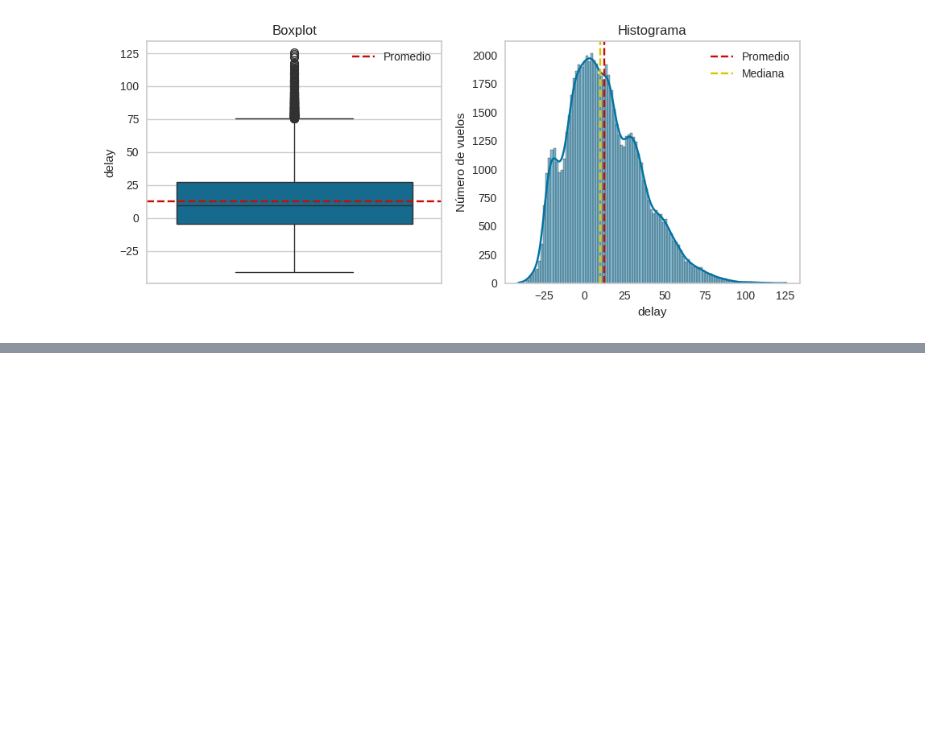
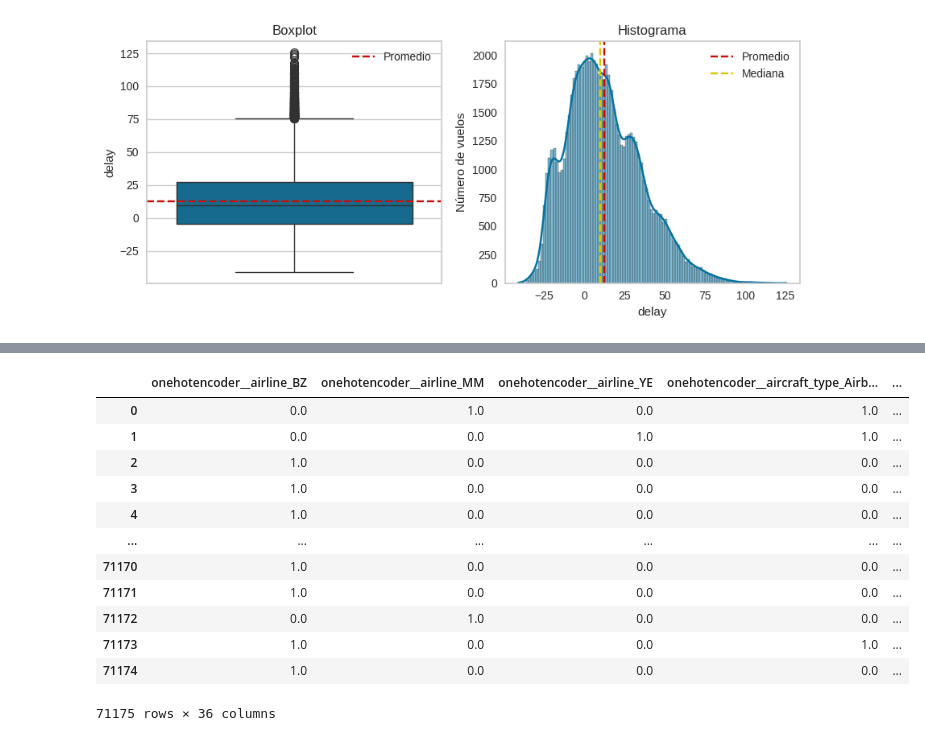
Before and after one commit to kevirui/prevision-de-atrasos-de-vuelos, a Jupyter notebook: practice.ipynb, the cells around one changed output, grey strips where cells are left out. Saved outputs shown, nothing was run; the diff lists cells and outputs as text; code cells hidden in the pictures; blank space fills up the shorter version.

```diff
--- a/practice.ipynb
+++ b/practice.ipynb
@@ -196,0 +207,4 @@ plt.show()
+# %%
+data['date'] = data['year'].astype(str) + "-" + (data['day'] + 1).astype(str).str.zfill(3)
+data['date'] = pd.to_datetime(data['date'], format="%Y-%j")
+data.tail(2)
@@ -196,0 +329,28 @@ plt.show()
+# %%
+from sklearn.compose import make_column_transformer
+from sklearn.preprocessing import OneHotEncoder
+
+categoricas = ['airline','aircraft_type','origin','day_name']
+
+one_hot_enc = make_column_transformer(
+    (OneHotEncoder(handle_unknown='ignore'),
+    categoricas),
+    remainder='passthrough')
+
+datos = one_hot_enc.fit_transform(data)
+datos = pd.DataFrame(datos, columns=one_hot_enc.get_feature_names_out())
+datos
+# %% [output]
+|  | onehotencoder__airline_BZ | onehotencoder__airline_MM | onehotencoder__airline_YE | onehotencoder__aircraft_type_Airb... | ... |
+| 0 | 0.0 | 1.0 | 0.0 | 1.0 | ... |
+| 1 | 0.0 | 0.0 | 1.0 | 1.0 | ... |
+| 2 | 1.0 | 0.0 | 0.0 | 0.0 | ... |
+| 3 | 1.0 | 0.0 | 0.0 | 0.0 | ... |
+| 4 | 1.0 | 0.0 | 0.0 | 0.0 | ... |
+| ... | ... | ... | ... | ... | ... |
+| 71170 | 1.0 | 0.0 | 0.0 | 0.0 | ... |
+| 71171 | 1.0 | 0.0 | 0.0 | 0.0 | ... |
+| 71172 | 0.0 | 1.0 | 0.0 | 0.0 | ... |
+| 71173 | 1.0 | 0.0 | 0.0 | 1.0 | ... |
+| 71174 | 1.0 | 0.0 | 0.0 | 0.0 | ... |
+71175 rows × 36 columns
```
Also changed, not shown: parts of 15 cells of this notebook.
